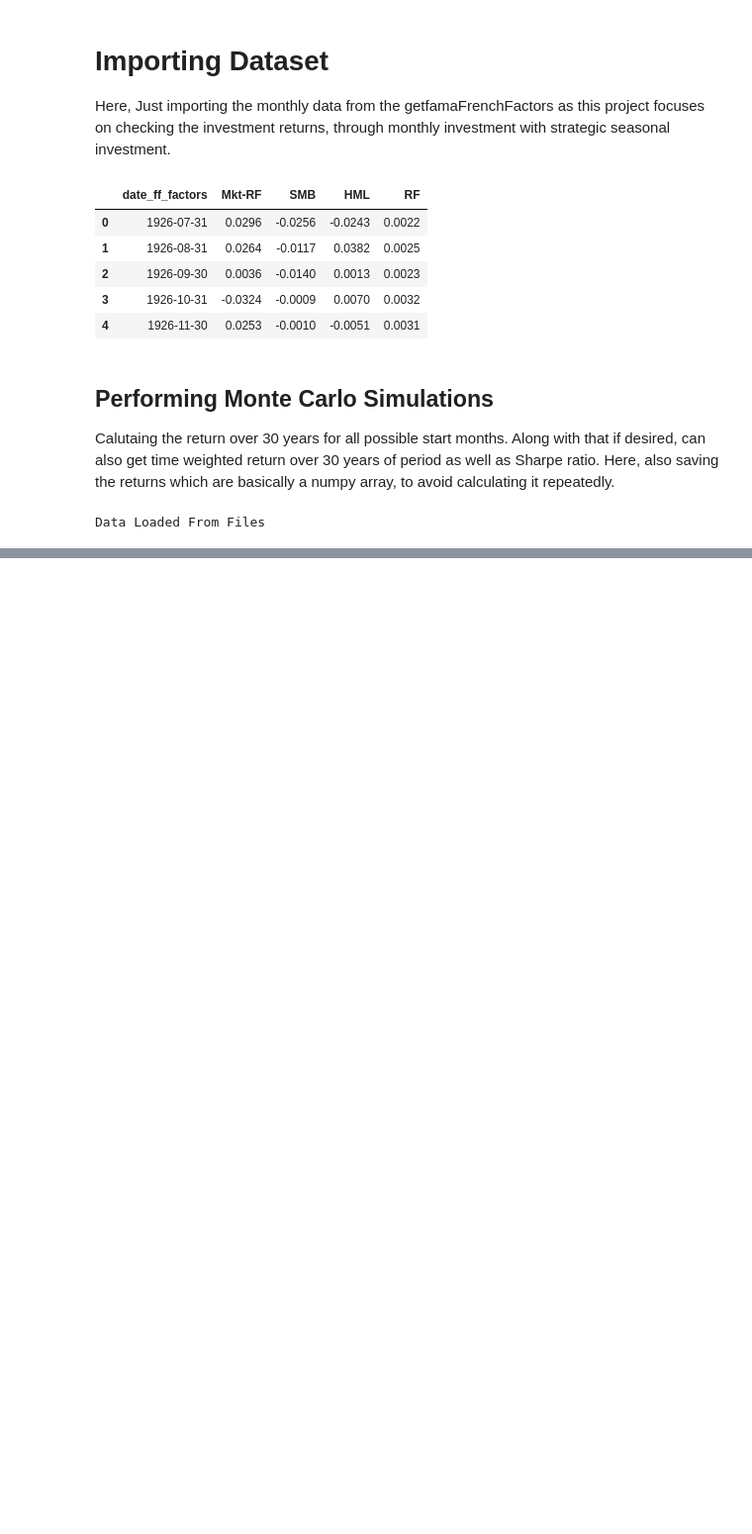
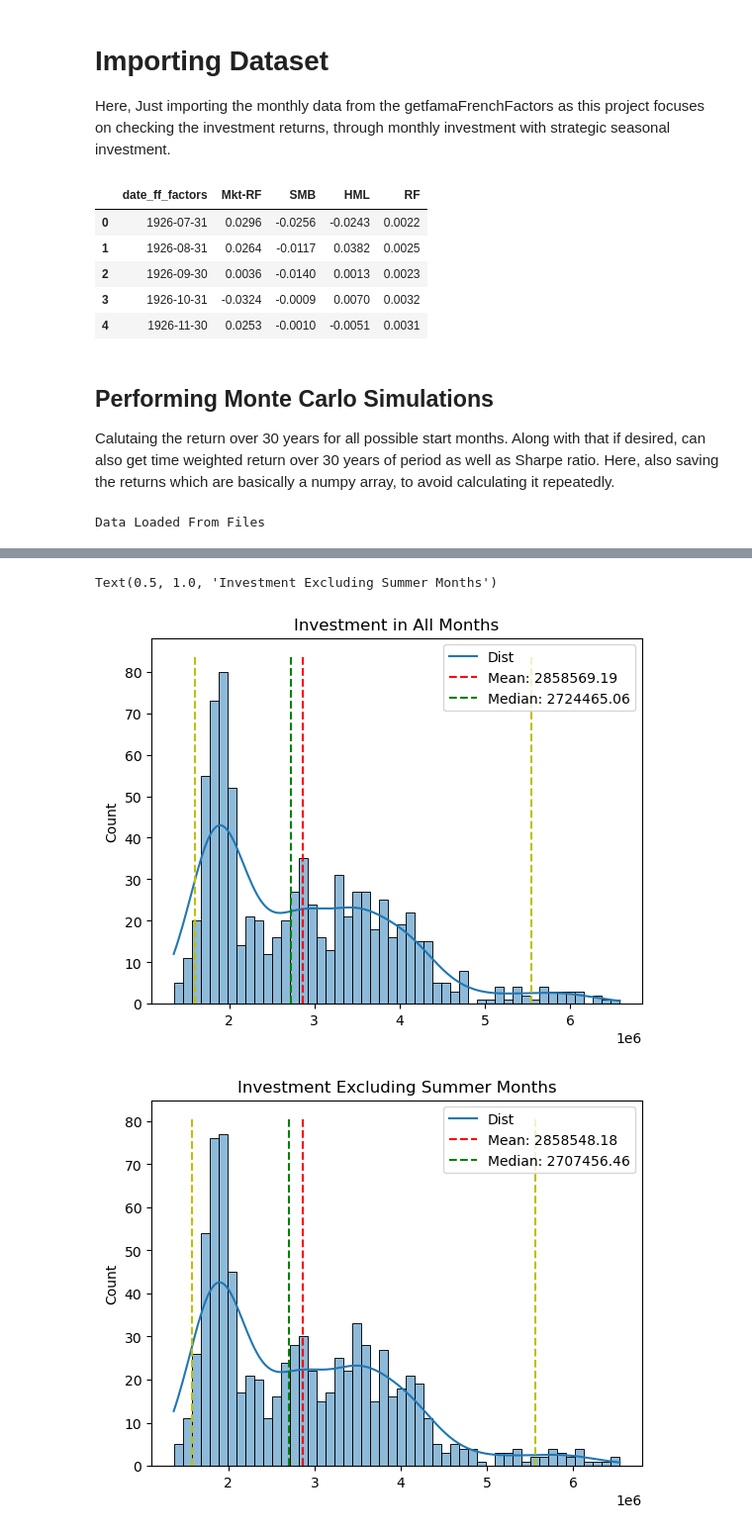
Before and after one commit to Priyagha/Portfolio_Returns, a Jupyter notebook: Monte_Carlo_Fama.ipynb, the cells around one changed output, grey strips where cells are left out. Shown at 99% size. Drawn from its saved outputs; the diff is of its cells as text; code cells hidden in the pictures; blank space fills up the shorter version.

Commit message:
Added Distribution plot of 30 year aggregrate investment returns

```diff
--- a/Monte_Carlo_Fama.ipynb
+++ b/Monte_Carlo_Fama.ipynb
@@ -57,0 +62,9 @@ Data Loaded From Files
+# %%
+fig, ax = pr.visualization(all[:,1])
+ax.set_title('Investment in All Months')
+fig, ax = pr.visualization(ex_summer[:,1])
+ax.set_title('Investment Excluding Summer Months')
+# %% [output]
+Text(0.5, 1.0, 'Investment Excluding Summer Months')
+[figure, added]
+[figure, added]
```
Also changed, not shown: parts of 1 cell of this notebook.
